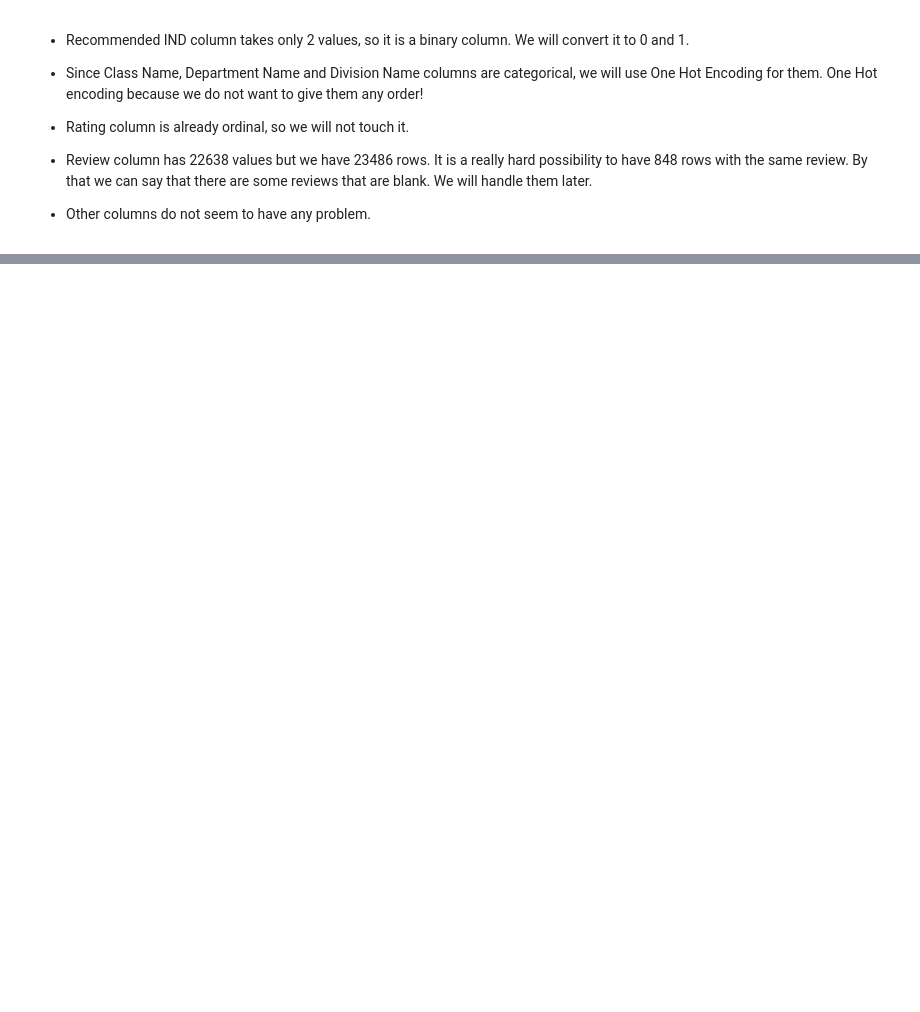
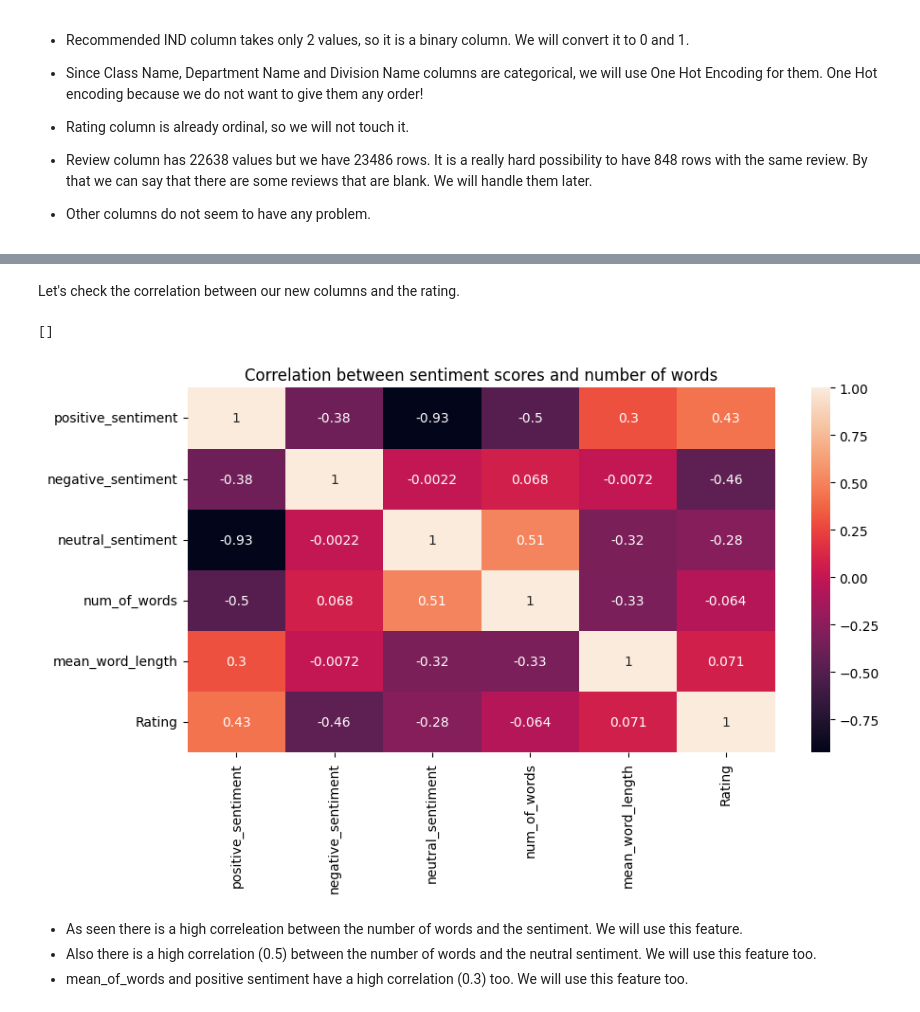
Before and after one commit to BoraDere/Women-s-E-Commerce-Clothing-Reviews, a Jupyter notebook: project.ipynb, the cells around one changed output, grey strips where cells are left out. Saved outputs shown, nothing was run; the diff lists cells and outputs as text; code cells hidden in the pictures; blank space fills up the shorter version.

```diff
--- a/project.ipynb
+++ b/project.ipynb
@@ -304,0 +403,2 @@ Index(['Age', 'Rating', 'Positive Feedback Count', 'Review',
+# %%
+df['num_of_words'] = df['Review'].apply(lambda x: len(x.split()))
@@ -304,0 +407,2 @@ Index(['Age', 'Rating', 'Positive Feedback Count', 'Review',
+# %%
+df['mean_word_length'] = df['Review'].apply(lambda x: np.mean([len(word) for word in x.split()]))
@@ -304,0 +427,7 @@ Index(['Age', 'Rating', 'Positive Feedback Count', 'Review',
+# %%
+from nltk.sentiment import SentimentIntensityAnalyzer
+
+analyzer = SentimentIntensityAnalyzer()
+sentence = "Too big/so soft,I should have exchanged it for a smaller size, but i wanted to wear it, so my mistake. i tend to wear size 12-14, and the large is entirely too big. it also had piling right out of the bag. but it is just so soft that i tore the tag off and wore it anyway. if you get this, size down for sure."
+sentiment_score = analyzer.polarity_scores(sentence)
+sentiment_score
@@ -304,0 +442,4 @@ Index(['Age', 'Rating', 'Positive Feedback Count', 'Review',
+# %%
+df['positive_sentiment'] = df['Review'].apply(lambda x: analyzer.polarity_scores(x)['pos'])
+df['negative_sentiment'] = df['Review'].apply(lambda x: analyzer.polarity_scores(x)['neg'])
+df['neutral_sentiment'] = df['Review'].apply(lambda x: analyzer.polarity_scores(x)['neu'])
@@ -304,0 +456,15 @@ Index(['Age', 'Rating', 'Positive Feedback Count', 'Review',
+# %% [markdown]
+Let's check the correlation between our new columns and the rating.
+# %%
+l1 = ['positive_sentiment','negative_sentiment','neutral_sentiment','num_of_words','mean_word_length','Rating']
+plt.figure(figsize=(10,5))
+plt.title("Correlation between sentiment scores and number of words")
+sns.heatmap(df[l1].corr(),annot=True)
+plt.plot()
+# %% [output]
+[]
+[figure, added]
+# %% [markdown]
+* As seen there is a high correleation between the number of words and the sentiment. We will use this feature.
+* Also there is a high correlation (0.5) between the number of words and the neutral sentiment. We will use this feature too.
+* mean_of_words and positive sentiment have a high correlation (0.3) too. We will use this feature too.
```
Also changed, not shown: parts of 35 cells of this notebook.
